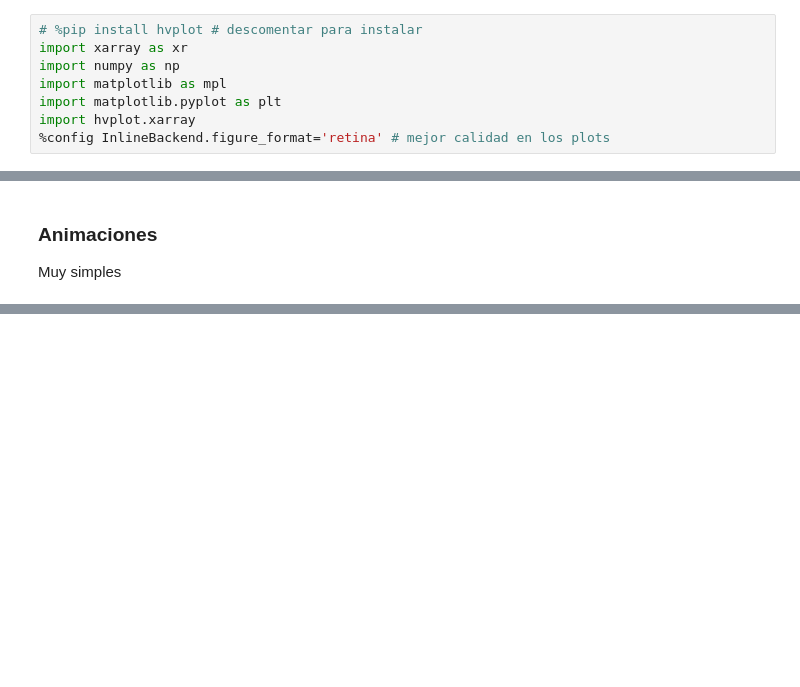
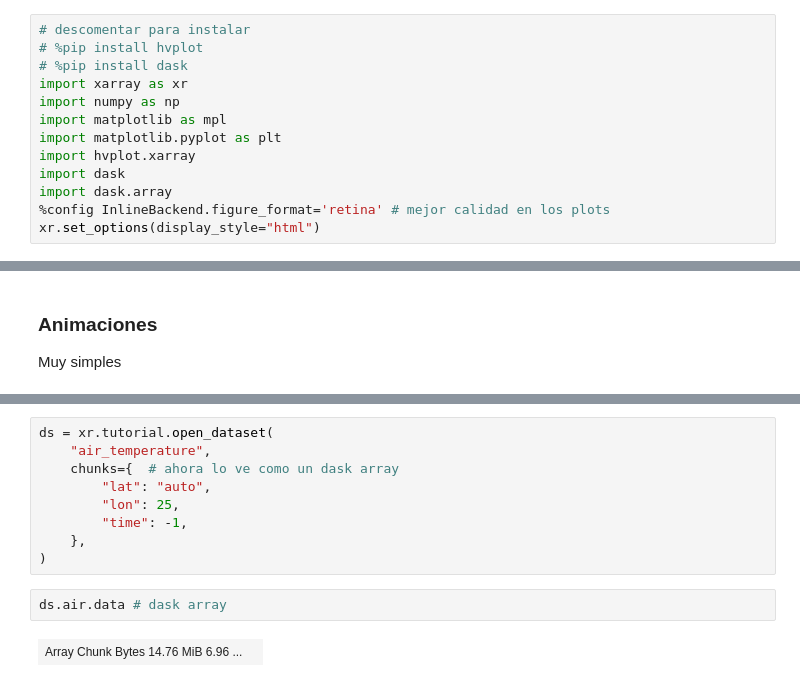
Before and after one commit to Paaprikaa/xarray, a Jupyter notebook: Xarray.ipynb, the cells around one changed output, grey strips where cells are left out. Saved outputs shown, nothing was run; the diff lists cells and outputs as text; blank space fills up the shorter version.

Commit message:
...dask?

```diff
--- a/Xarray.ipynb
+++ b/Xarray.ipynb
@@ -1,8 +1,13 @@
 # %%
-# %pip install hvplot # descomentar para instalar
+# descomentar para instalar
+# %pip install hvplot
+# %pip install dask
 import xarray as xr
 import numpy as np
 import matplotlib as mpl
 import matplotlib.pyplot as plt
 import hvplot.xarray
+import dask
+import dask.array
 %config InlineBackend.figure_format='retina' # mejor calidad en los plots
+xr.set_options(display_style="html")
@@ -519,0 +536,13 @@ atg.Tair.hvplot(groupby="time",clim=(250,300), # igual que antes
+# %%
+ds = xr.tutorial.open_dataset(
+    "air_temperature",
+    chunks={  # ahora lo ve como un dask array
+        "lat": "auto",
+        "lon": 25,
+        "time": -1,
+    },
+)
+# %%
+ds.air.data # dask array
+# %% [output]
+| Array Chunk Bytes 14.76 MiB 6.96 ... |  |
```
Also changed, not shown: parts of 2 cells of this notebook.
